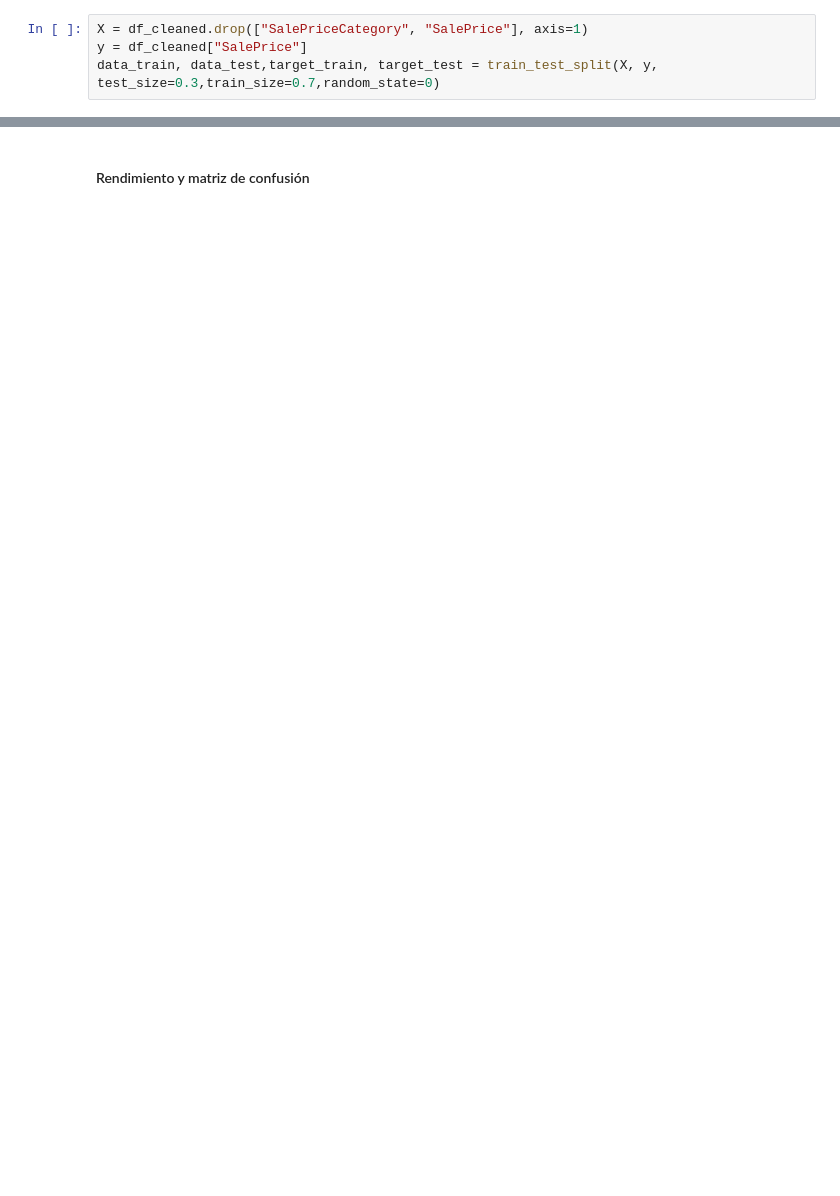
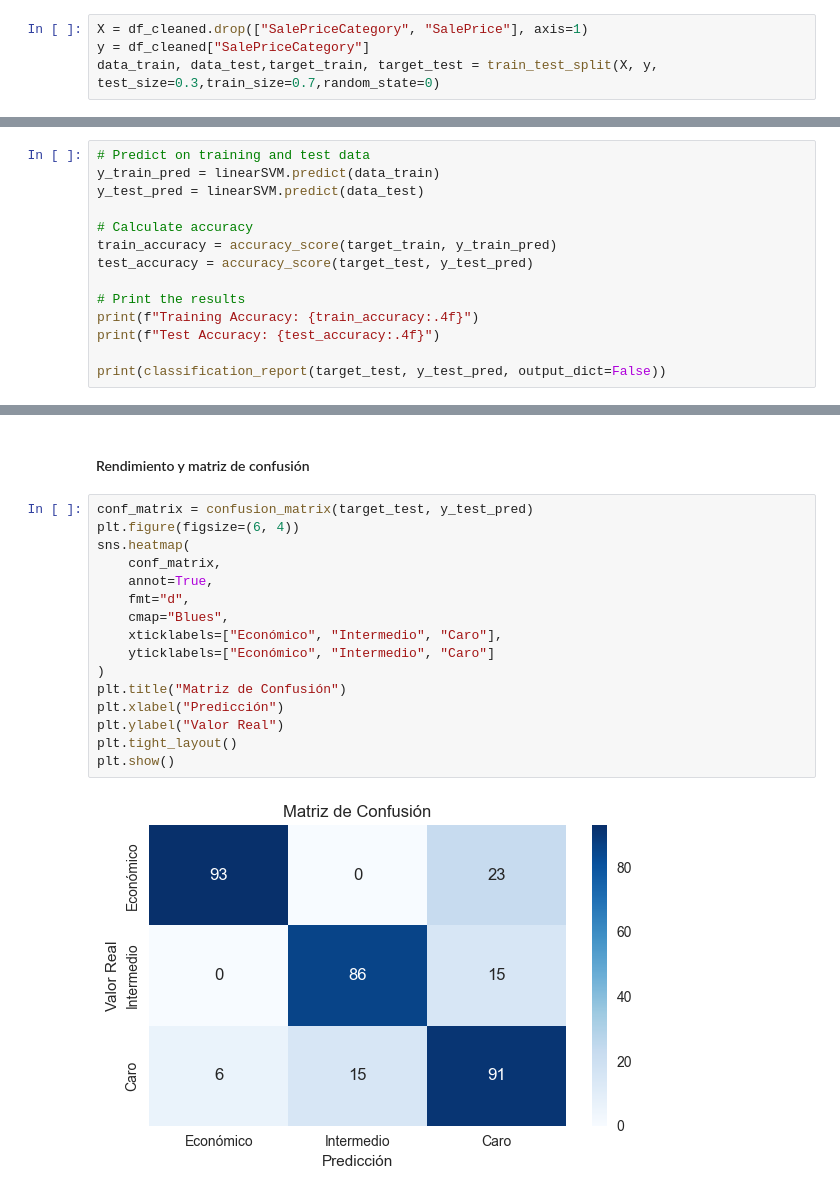
Before and after one commit to DanielRasho/MD-Proyecto2, a Jupyter notebook: SVMReport.ipynb, the cells around one changed output, grey strips where cells are left out. Saved outputs shown, nothing was run; the diff lists cells and outputs as text; blank space fills up the shorter version.

```diff
--- a/SVMReport.ipynb
+++ b/SVMReport.ipynb
@@ -209,7 +211,7 @@ Se puede observar que existe multicolinealidad entre algunas variables que se de
 Con las variables seleccionadas del conjunto anterior se prepararon los conjuntos de prueba para contener solo las variables deseadas.
 # %%
 X = df_cleaned.drop(["SalePriceCategory", "SalePrice"], axis=1)
-y = df_cleaned["SalePrice"]
+y = df_cleaned["SalePriceCategory"]
 data_train, data_test,target_train, target_test = train_test_split(X, y, test_size=0.3,train_size=0.7,random_state=0)
 # %% [markdown]
 # Aplicacion de SVM
@@ -259,2 +280,16 @@ Pipeline(steps=[('columntransformer',
 # %% [markdown]
 #### Testeo
+# %%
+# Predict on training and test data
+y_train_pred = linearSVM.predict(data_train)
+y_test_pred = linearSVM.predict(data_test)
+
+# Calculate accuracy
+train_accuracy = accuracy_score(target_train, y_train_pred)
+test_accuracy = accuracy_score(target_test, y_test_pred)
+
+# Print the results
+print(f"Training Accuracy: {train_accuracy:.4f}")
+print(f"Test Accuracy: {test_accuracy:.4f}")
+
+print(classification_report(target_test, y_test_pred, output_dict=False))
@@ -261,2 +308,20 @@ Pipeline(steps=[('columntransformer',
 # %% [markdown]
 #### Rendimiento y matriz de confusión
+# %%
+conf_matrix = confusion_matrix(target_test, y_test_pred)
+plt.figure(figsize=(6, 4))
+sns.heatmap(
+    conf_matrix,
+    annot=True,
+    fmt="d",
+    cmap="Blues",
+    xticklabels=["Económico", "Intermedio", "Caro"],
+    yticklabels=["Económico", "Intermedio", "Caro"]
+)
+plt.title("Matriz de Confusión")
+plt.xlabel("Predicción")
+plt.ylabel("Valor Real")
+plt.tight_layout()
+plt.show()
+# %% [output]
+[figure, added]
```
Also changed, not shown: parts of 17 cells of this notebook.
